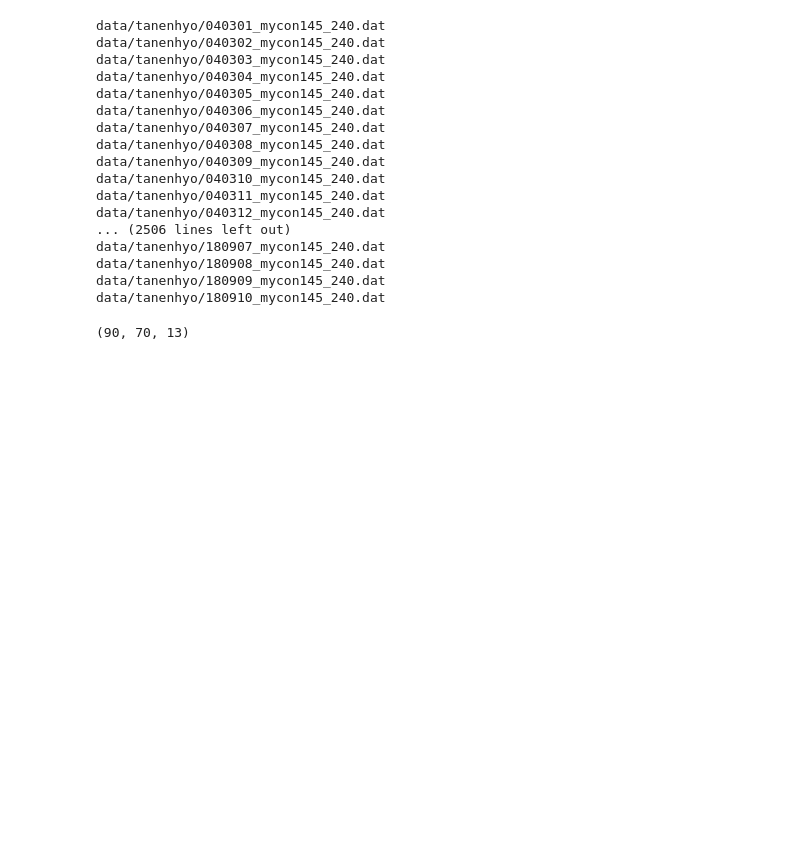
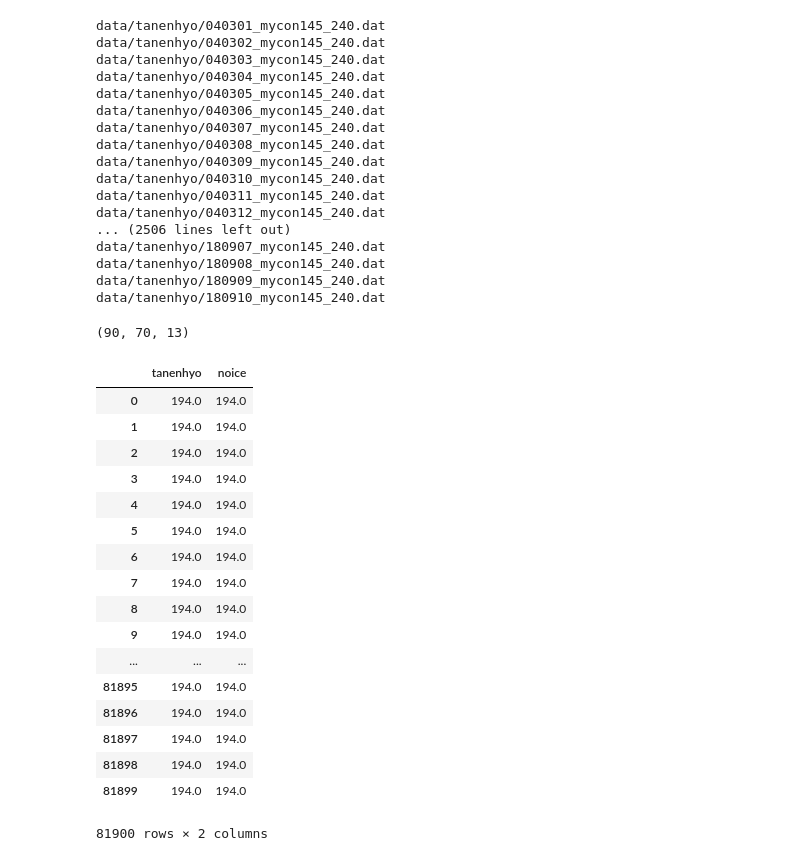
Before and after one commit to YSumita/sotsuron, a Jupyter notebook: Untitled1.ipynb, the cells around one changed output. Saved outputs shown, nothing was run; the diff lists cells and outputs as text; code cells hidden in the pictures; blank space fills up the shorter version.

```diff
--- a/Untitled1.ipynb
+++ b/Untitled1.ipynb
@@ -186,0 +182,28 @@ for year in range(0,10):
+# %%
+# tanenhyodataline
+# noicedayline
+
+df = pd.DataFrame({'tanenhyo': tanenhyodataline,
+                    'noice': noicedayline})
+
+df
+#後は正解データを入れる
+# %% [output]
+|  | tanenhyo | noice |
+| 0 | 194.0 | 194.0 |
+| 1 | 194.0 | 194.0 |
+| 2 | 194.0 | 194.0 |
+| 3 | 194.0 | 194.0 |
+| 4 | 194.0 | 194.0 |
+| 5 | 194.0 | 194.0 |
+| 6 | 194.0 | 194.0 |
+| 7 | 194.0 | 194.0 |
+| 8 | 194.0 | 194.0 |
+| 9 | 194.0 | 194.0 |
+| ... | ... | ... |
+| 81895 | 194.0 | 194.0 |
+| 81896 | 194.0 | 194.0 |
+| 81897 | 194.0 | 194.0 |
+| 81898 | 194.0 | 194.0 |
+| 81899 | 194.0 | 194.0 |
+81900 rows × 2 columns
```
Also changed, not shown: parts of 3 cells of this notebook, 5 other files.
